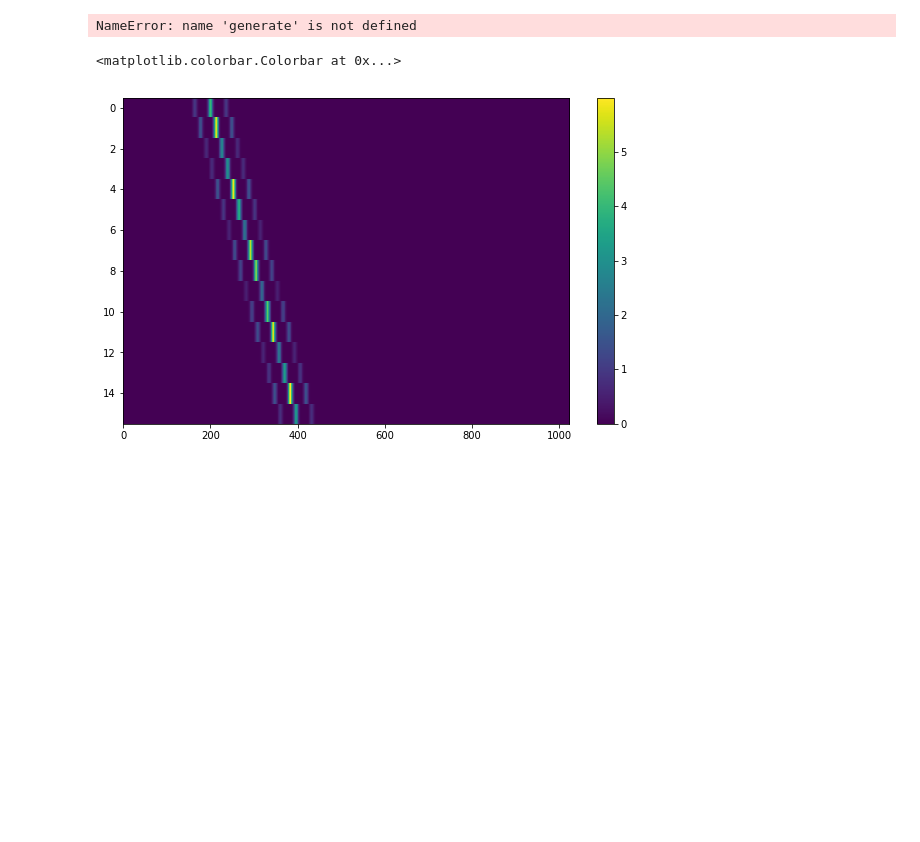
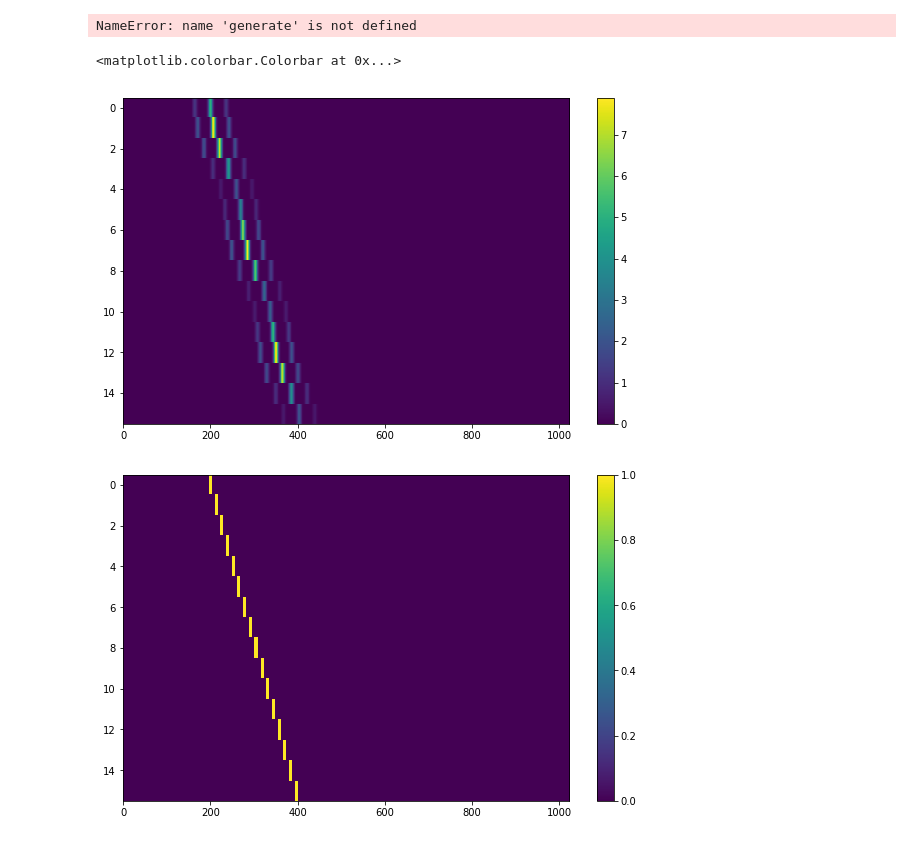
Before and after one commit to bbrzycki/setigen, a Jupyter notebook: jupyter-notebooks/Add_general_signal.ipynb, the cells around one changed output. Saved outputs shown, nothing was run; the diff lists cells and outputs as text; code cells hidden in the pictures; blank space fills up the shorter version.

Commit message:
Create cookbook for setigen documentation, generate a basic signal

```diff
--- a/jupyter-notebooks/Add_general_signal.ipynb
+++ b/jupyter-notebooks/Add_general_signal.ipynb
@@ -218,8 +218,9 @@ generate()
 # %% [output]
 NameError: name 'generate' is not defined
 # %%
-signal = stg.generate(ts, fs, stg.constant_path(f_start = fs[200], drift_rate = -0.000002),
-                              stg.sine_t_profile(period = 60, amplitude = 2, level = 4),
+signal = stg.generate(ts, fs, stg.sine_path(f_start = fs[200], drift_rate = -0.000002,
+                                            period = 100, amplitude = 0.00002),
+                              stg.sine_t_profile(period = 100, amplitude = 3, level = 5),
                               stg.multiple_gaussian_f_profile(width = 0.00001),
                               stg.constant_bp_profile(level = 1))
 
@@ -229,4 +230,19 @@ plt.colorbar()
 # fig.savefig("image.png")
 # %% [output]
 <matplotlib.colorbar.Colorbar at 0x...>
-[figure, old version]
+[figure, new version]
+# %%
+signal = stg.generate(ts,
+                          fs,
+                          stg.constant_path(f_start = fs[200], drift_rate = -0.000002),
+                          stg.constant_t_profile(level = 1),
+                          stg.box_f_profile(width = 0.00001),
+                          stg.constant_bp_profile(level = 1))
+# %%
+import matplotlib.pyplot as plt
+fig = plt.figure(figsize=(10,6))
+plt.imshow(signal, aspect='auto')
+plt.colorbar()
+fig.savefig("../doc/source/cookbook/basic_signal.png", bbox_inches='tight')
+# %% [output]
+[figure, added]
```
Also changed, not shown: 15 other files.
